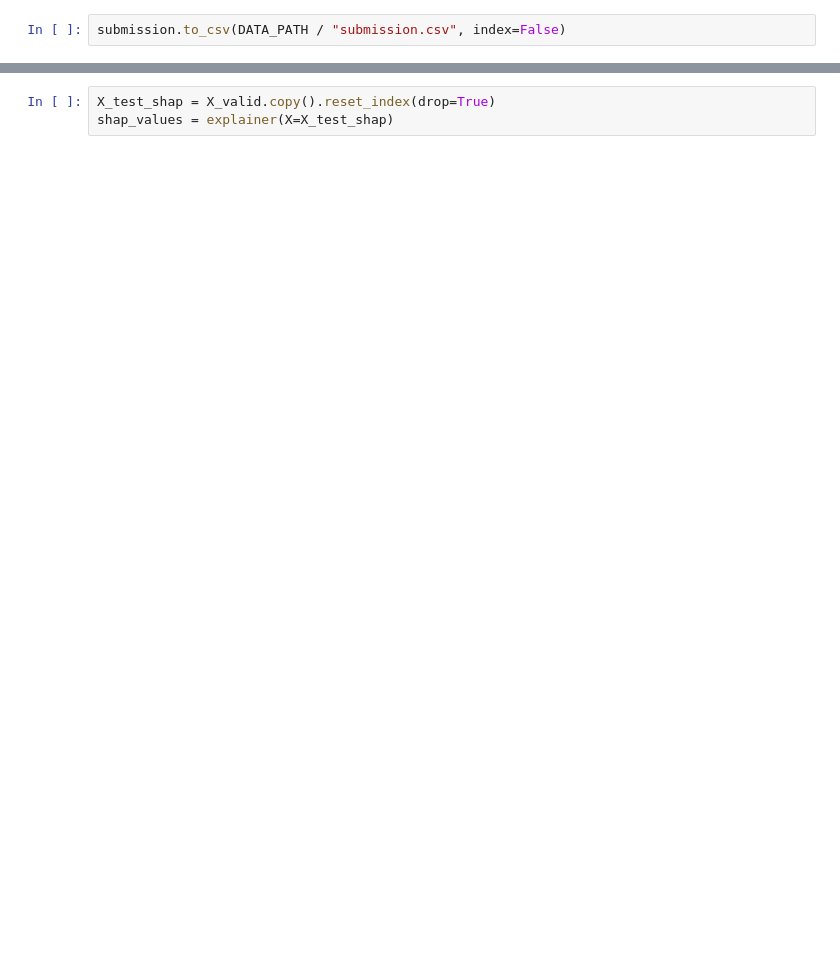
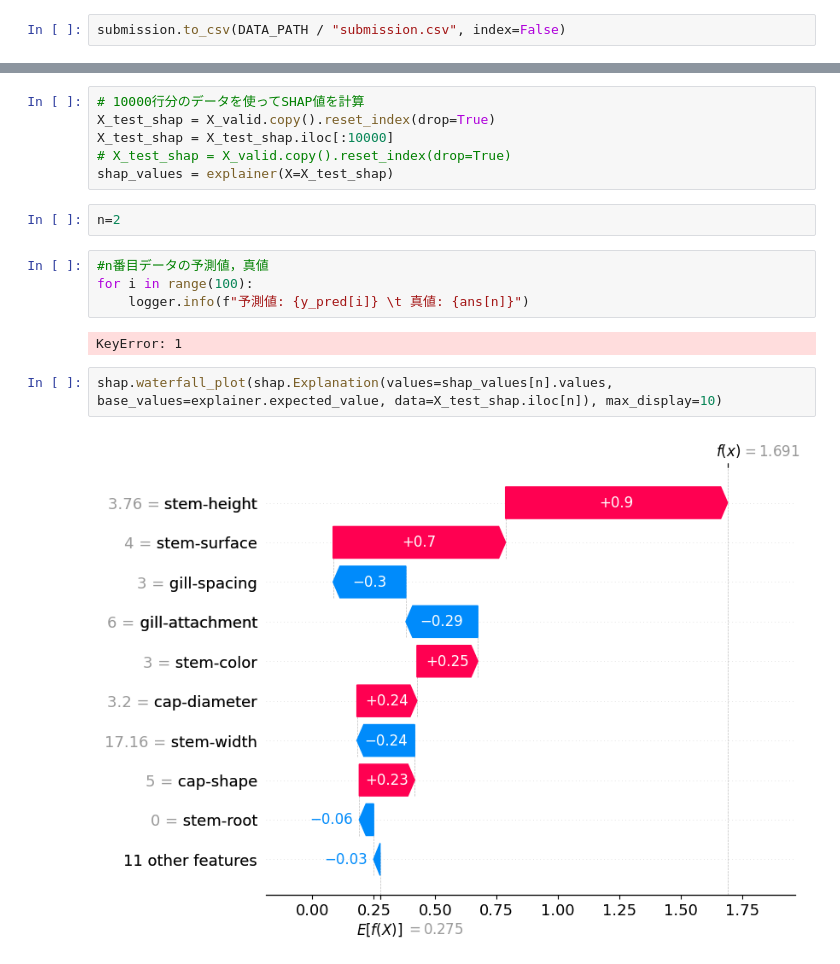
Before and after one commit to masa1357/Kaggle_BinaryPredictionofPoisonousMushrooms, a Jupyter notebook: src/first_ch.ipynb, the cells around one changed output, grey strips where cells are left out. Cells and saved outputs as stored; diff of their text form; blank space fills up the shorter version.

```diff
--- a/src/first_ch.ipynb
+++ b/src/first_ch.ipynb
@@ -339,6 +341,21 @@ print(explainer.expected_value)
 # %%
+# 10000行分のデータを使ってSHAP値を計算
 X_test_shap = X_valid.copy().reset_index(drop=True)
+X_test_shap = X_test_shap.iloc[:10000]
+# X_test_shap = X_valid.copy().reset_index(drop=True)
 shap_values = explainer(X=X_test_shap)
+# %%
+n=2
+# %%
+#n番目データの予測値，真値
+for i in range(100):
+    logger.info(f"予測値: {y_pred[i]} \t 真値: {ans[n]}")
+# %% [output]
+KeyError: 1
+# %%
+shap.waterfall_plot(shap.Explanation(values=shap_values[n].values, base_values=explainer.expected_value, data=X_test_shap.iloc[n]), max_display=10)
+# %% [output]
+[figure, added]
 # %%
 for class_idx in range(2):
     print(f"Class {class_idx} SHAP Summary Plot")
```
Also changed, not shown: parts of 8 cells of this notebook.
